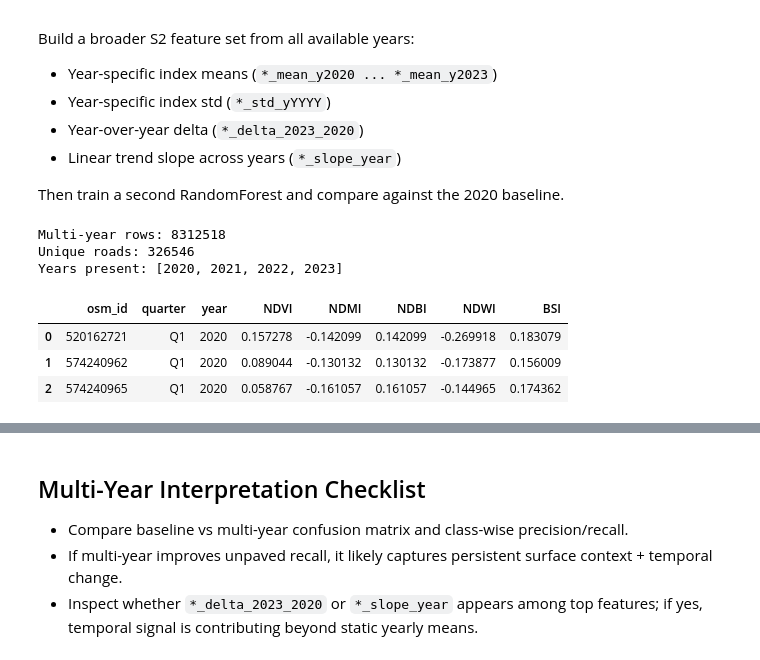
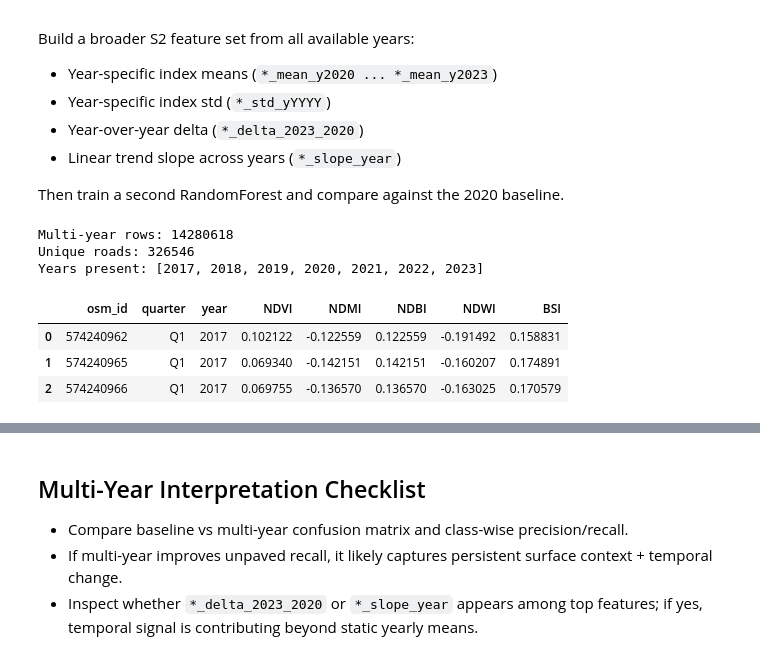
Before and after one commit to tsl-imperial/Sentinel-FYP, a Jupyter notebook: notebooks/layer1.ipynb, the cells around one changed output, grey strips where cells are left out. Saved outputs shown, nothing was run; the diff lists cells and outputs as text; code cells hidden in the pictures.

```diff
--- a/notebooks/layer1.ipynb
+++ b/notebooks/layer1.ipynb
@@ -260,7 +239,7 @@ Then train a second RandomForest and compare against the 2020 baseline.
 # %%
 # ---- Multi-year S2 loader ----
 idx_cols = ["NDVI", "NDMI", "NDBI", "NDWI", "BSI"]
-YEARS = [2020, 2021, 2022, 2023]
+YEARS = [2017,2018,2019,2020, 2021, 2022, 2023]
 
 
 def read_year_frames(year: int, base_dir: Path) -> pd.DataFrame:
@@ -281,38 +260,38 @@ def read_year_frames(year: int, base_dir: Path) -> pd.DataFrame:
         except Exception as e:
             errors.append((f.name, str(e)))
 
     if not frames:
         msg = "\n".join([f" - {name}: {err[:180]}" for name, err in errors])
         raise RuntimeError(f"Could not read any parquet files for year={year}.\n{msg}")
 
     out = pd.concat(frames, ignore_index=True)
     out["year"] = year
     return out
 
 
 multi_frames = []
 for y in YEARS:
     yf = read_year_frames(y, DATA_DIR / "ghana_parquet")
     yf["osm_id"] = yf["osm_id"].astype(str).str.replace(r"\.0$", "", regex=True).str.strip()
     for c in idx_cols:
         yf[c] = pd.to_numeric(yf[c], errors="coerce")
     yf = yf.dropna(subset=idx_cols, how="all").copy()
     multi_frames.append(yf[["osm_id", "quarter", "year", *idx_cols]])
 
 s2_multi = pd.concat(multi_frames, ignore_index=True)
 
 print("Multi-year rows:", len(s2_multi))
 print("Unique roads:", s2_multi["osm_id"].nunique())
 print("Years present:", sorted(s2_multi["year"].dropna().unique().tolist()))
 s2_multi.head(3)
 # %% [output]
-Multi-year rows: 8312518
+Multi-year rows: 14280618
 Unique roads: 326546
-Years present: [2020, 2021, 2022, 2023]
+Years present: [2017, 2018, 2019, 2020, 2021, 2022, 2023]
 |  | osm_id | quarter | year | NDVI | NDMI | NDBI | NDWI | BSI |
-| 0 | 520162721 | Q1 | 2020 | 0.157278 | -0.142099 | 0.142099 | -0.269918 | 0.183079 |
-| 1 | 574240962 | Q1 | 2020 | 0.089044 | -0.130132 | 0.130132 | -0.173877 | 0.156009 |
-| 2 | 574240965 | Q1 | 2020 | 0.058767 | -0.161057 | 0.161057 | -0.144965 | 0.174362 |
+| 0 | 574240962 | Q1 | 2017 | 0.102122 | -0.122559 | 0.122559 | -0.191492 | 0.158831 |
+| 1 | 574240965 | Q1 | 2017 | 0.069340 | -0.142151 | 0.142151 | -0.160207 | 0.174891 |
+| 2 | 574240966 | Q1 | 2017 | 0.069755 | -0.136570 | 0.136570 | -0.163025 | 0.170579 |
 # %%
 # ---- Build multi-year road features + train second RF ----
 df_q_multi = s2_multi.merge(
```
Also changed, not shown: parts of 6 cells of this notebook, 17 other files.
